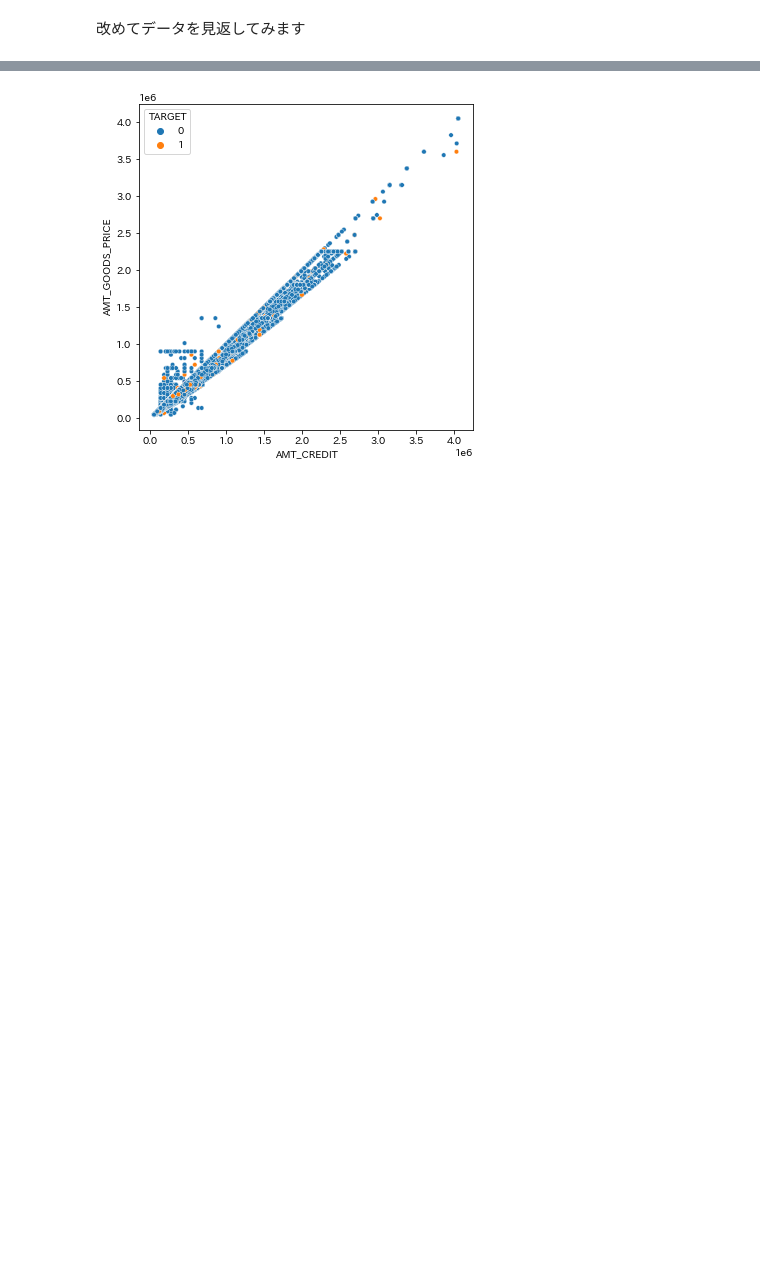
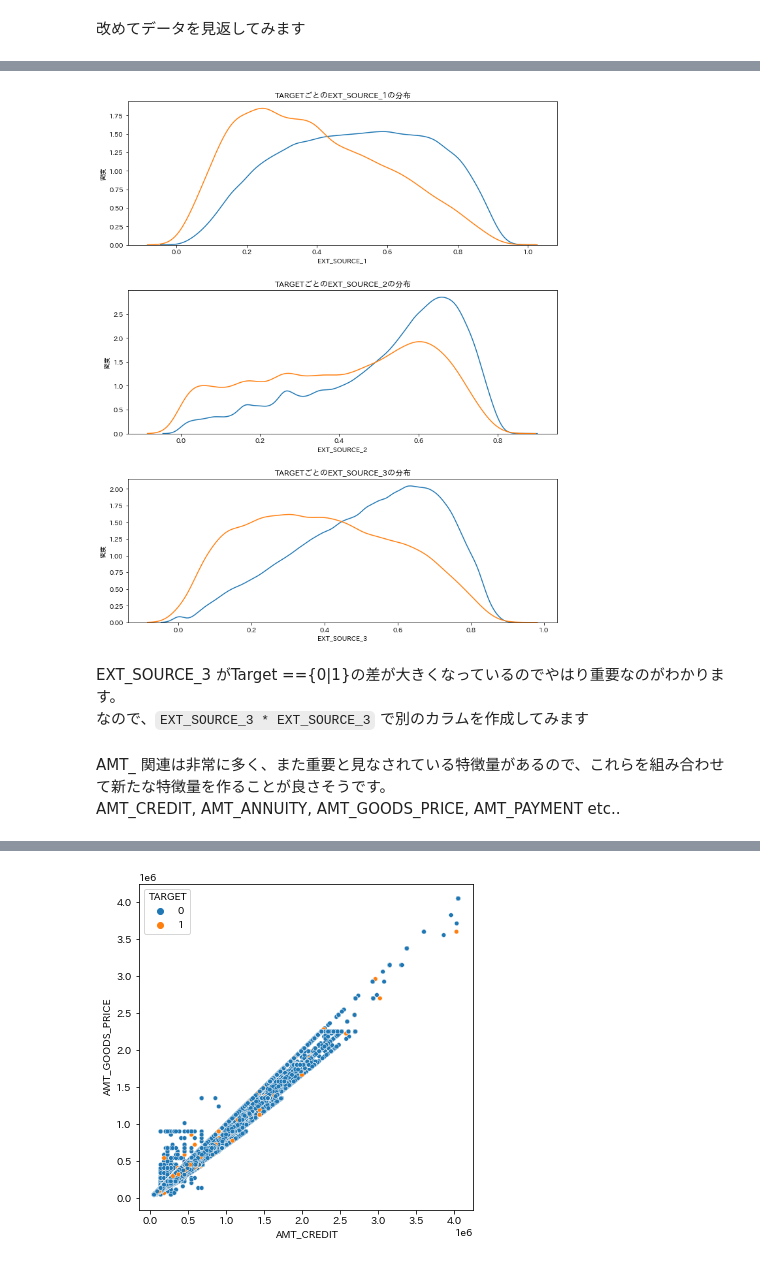
Before and after one commit to idsts2670/kaggle, a Jupyter notebook: home-credit-default-risk/home-credit-default.ipynb, the cells around one changed output, grey strips where cells are left out. Saved outputs shown, nothing was run; the diff lists cells and outputs as text; code cells hidden in the pictures; blank space fills up the shorter version.

```diff
--- a/home-credit-default-risk/home-credit-default.ipynb
+++ b/home-credit-default-risk/home-credit-default.ipynb
@@ -1002,3 +1014,22 @@ column_desc[column_desc['Row'].str.contains('EXT_SOURCE')]
 | 41 | 44 | application_{train|test}.csv | EXT_SOURCE_1 | Normalized score from external da... | normalized |
 | 42 | 45 | application_{train|test}.csv | EXT_SOURCE_2 | Normalized score from external da... | normalized |
 | 43 | 46 | application_{train|test}.csv | EXT_SOURCE_3 | Normalized score from external da... | normalized |
+# %%
+plt.figure(figsize=(10,12))
+
+for i, data in enumerate(['EXT_SOURCE_1', 'EXT_SOURCE_2', 'EXT_SOURCE_3']):
+
+    plt.subplot(3, 1, i+1)
+    sns.kdeplot(tmp_app_train.loc[tmp_app_train[TARGET] == 0, data], label = 'target == 0')
+    sns.kdeplot(tmp_app_train.loc[tmp_app_train[TARGET] == 1, data], label = 'target == 1')
+
+    # ラベルづけ
+    plt.title(f'TARGETごとの{data}の分布')
+    plt.xlabel('%s' % data); plt.ylabel('密度');
+
+plt.tight_layout(h_pad = 2.5)
+# %% [output]
+[figure, added]
+# %% [markdown]
+EXT_SOURCE_3 がTarget =={0|1}の差が大きくなっているのでやはり重要なのがわかります。\
+なので、`EXT_SOURCE_3 * EXT_SOURCE_3` で別のカラムを作成してみます
@@ -1005 +1039,4 @@ column_desc[column_desc['Row'].str.contains('EXT_SOURCE')]
+# %% [markdown]
+AMT_ 関連は非常に多く、また重要と見なされている特徴量があるので、これらを組み合わせて新たな特徴量を作ることが良さそうです。\
+AMT_CREDIT, AMT_ANNUITY, AMT_GOODS_PRICE, AMT_PAYMENT etc..
 # %%
```
Also changed, not shown: parts of 41 cells of this notebook.
